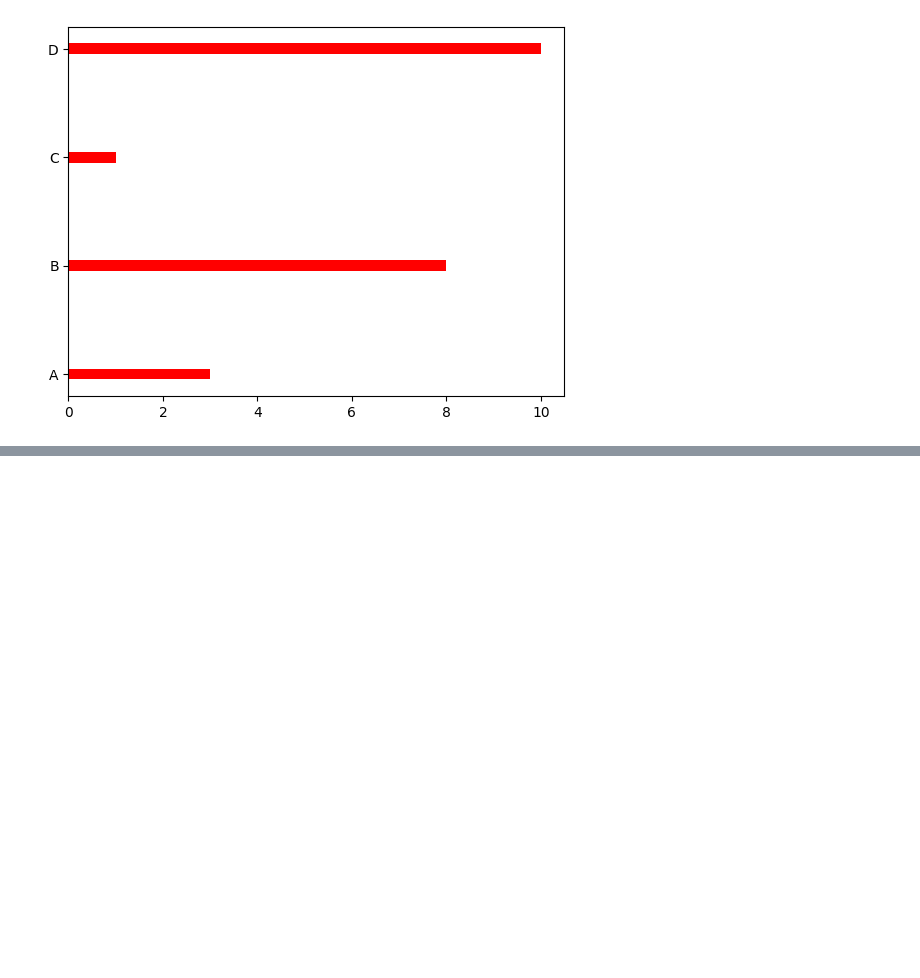
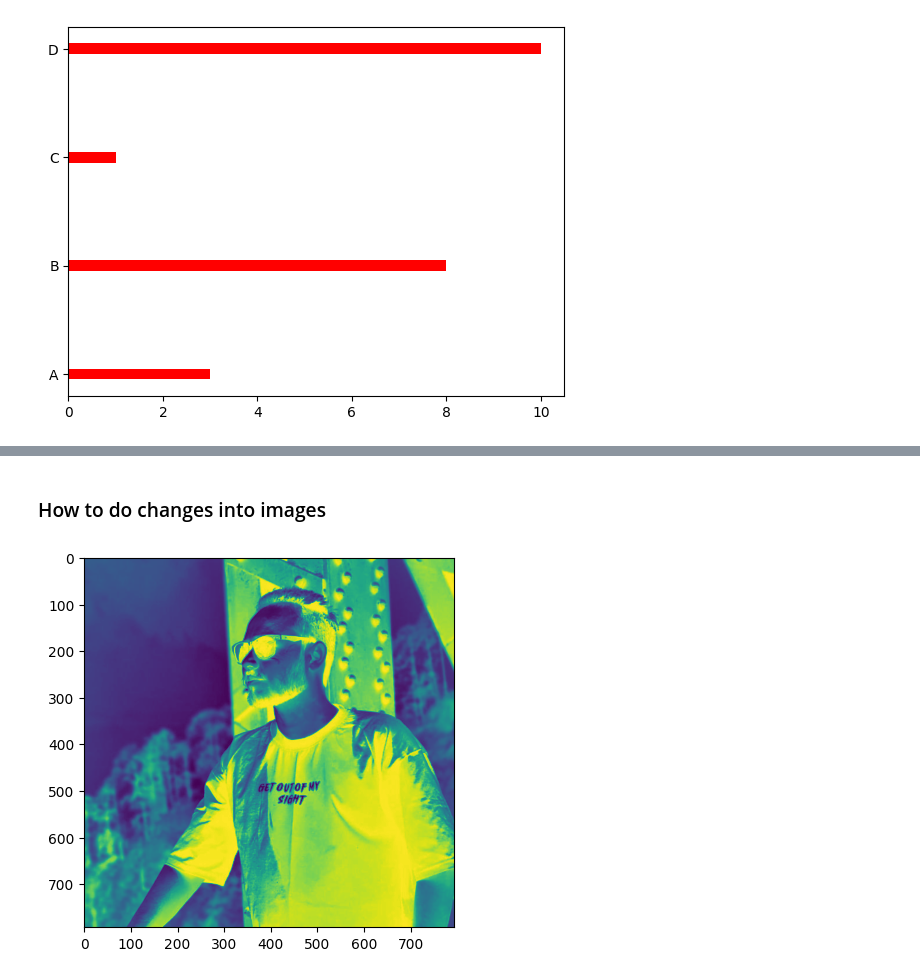
Before and after one commit to KKaranSinghh/Python-Youtube, a Jupyter notebook: I scale youtube/Day- 16-17 Matplotlib.ipynb, the cells around one changed output, grey strips where cells are left out. Drawn from its saved outputs; the diff is of its cells as text; code cells hidden in the pictures; blank space fills up the shorter version.

Commit message:
matplotlib

```diff
--- a/I scale youtube/Day- 16-17 Matplotlib.ipynb
+++ b/I scale youtube/Day- 16-17 Matplotlib.ipynb
@@ -85,0 +101,20 @@ plt.show()
+# %% [markdown]
+### How to do changes into images
+# %%
+# importing libraries
+
+import numpy as np
+import matplotlib.pyplot as plt
+from PIL import Image
+
+fname= r'Profile karan.png'
+
+# opening image using PIL
+
+image= Image.open(fname).convert('L')
+
+# mapping image to color scale
+plt.imshow(image, cmap= 'viridis_r')  # colors --> coolwarm, gray, rainbow, gist_heat_r, ocean_r, viridis_r
+plt.show()
+# %% [output]
+[figure, added]
```
Also changed, not shown: parts of 6 cells of this notebook, 1 other file.
